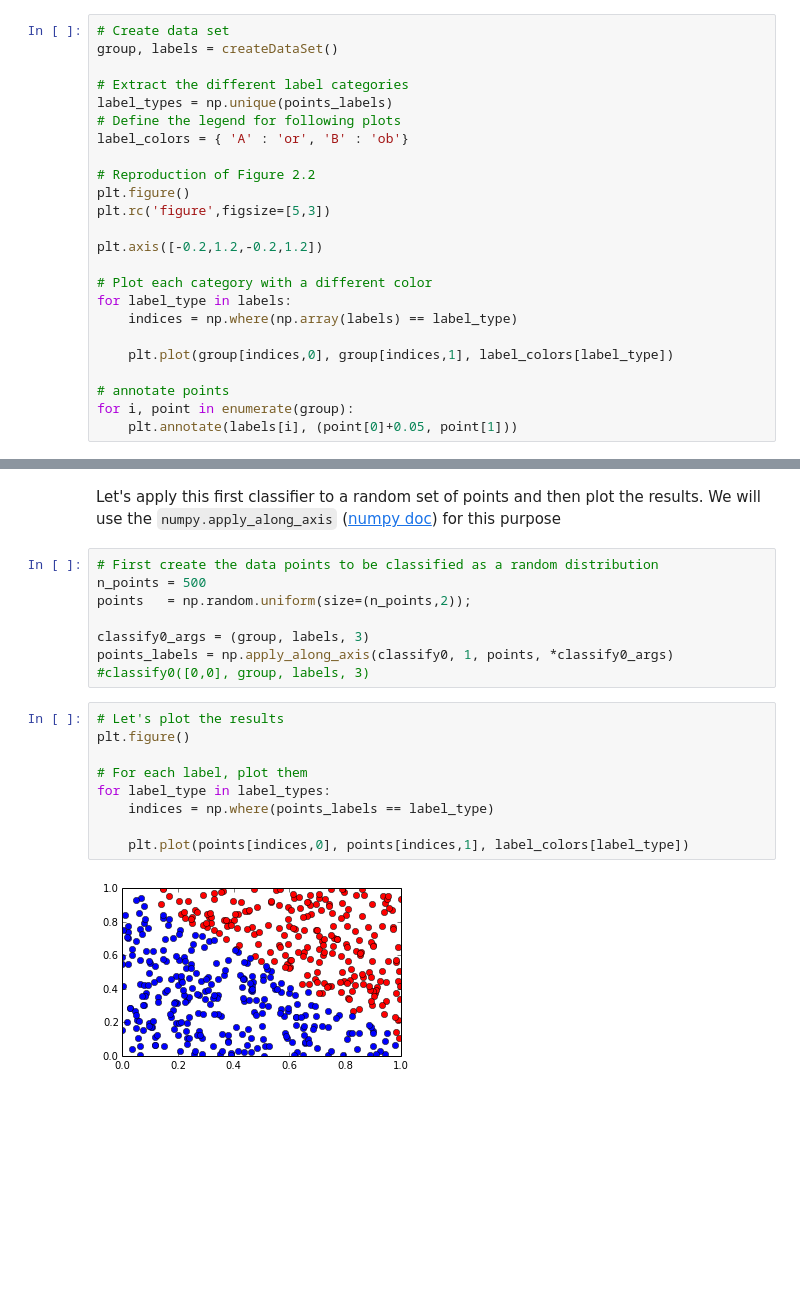
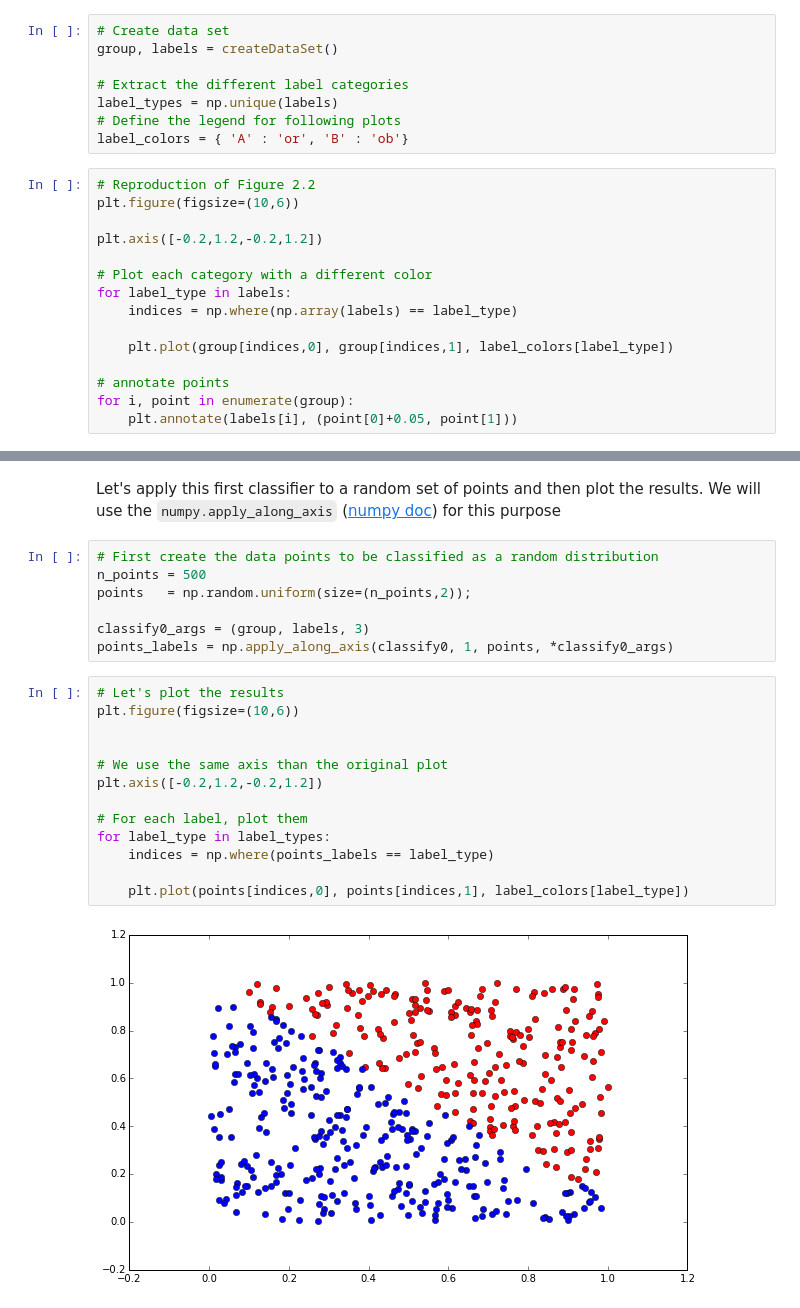
Before and after one commit to mgfernan/MLiA, a Jupyter notebook: ipynb/Chapter 2 - Classifying with k-Nearest Neighbors.ipynb, the cells around one changed output, grey strips where cells are left out. Drawn from its saved outputs; the diff is of its cells as text; blank space fills up the shorter version.

```diff
--- a/ipynb/Chapter 2 - Classifying with k-Nearest Neighbors.ipynb
+++ b/ipynb/Chapter 2 - Classifying with k-Nearest Neighbors.ipynb
@@ -22,18 +22,17 @@ def createDataSet():
     group = np.array([[1.0,1.1],[1.0,1.0],[0,0],[0,0.1]])
     labels = ['A','A','B','B']
     return group, labels
+# %%
+# Create data set
+group, labels = createDataSet()
+
+# Extract the different label categories
+label_types = np.unique(labels)
+# Define the legend for following plots
+label_colors = { 'A' : 'or', 'B' : 'ob'}
 # %%
-# Create data set
-group, labels = createDataSet()
-
-# Extract the different label categories
-label_types = np.unique(points_labels)
-# Define the legend for following plots
-label_colors = { 'A' : 'or', 'B' : 'ob'}
-
 # Reproduction of Figure 2.2
-plt.figure()
-plt.rc('figure',figsize=[5,3])
+plt.figure(figsize=(10,6))
 
 plt.axis([-0.2,1.2,-0.2,1.2])
 
@@ -99,15 +100,18 @@ points   = np.random.uniform(size=(n_points,2));
 
 classify0_args = (group, labels, 3)
 points_labels = np.apply_along_axis(classify0, 1, points, *classify0_args)
-#classify0([0,0], group, labels, 3)
 # %%
 # Let's plot the results
-plt.figure()
+plt.figure(figsize=(10,6))
+
+
+# We use the same axis than the original plot
+plt.axis([-0.2,1.2,-0.2,1.2])
 
 # For each label, plot them
 for label_type in label_types:
     indices = np.where(points_labels == label_type)
 
     plt.plot(points[indices,0], points[indices,1], label_colors[label_type])
 # %% [output]
-[figure, old version]
+[figure, new version]
```
Also changed, not shown: parts of 26 cells of this notebook.
